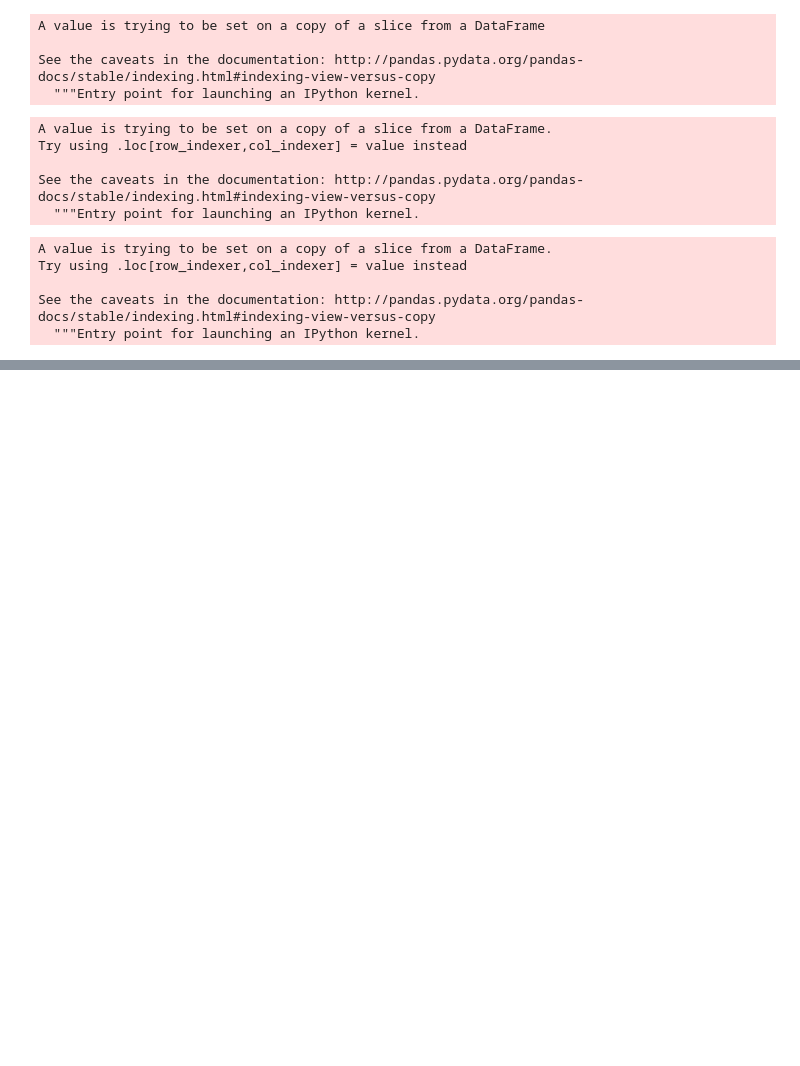
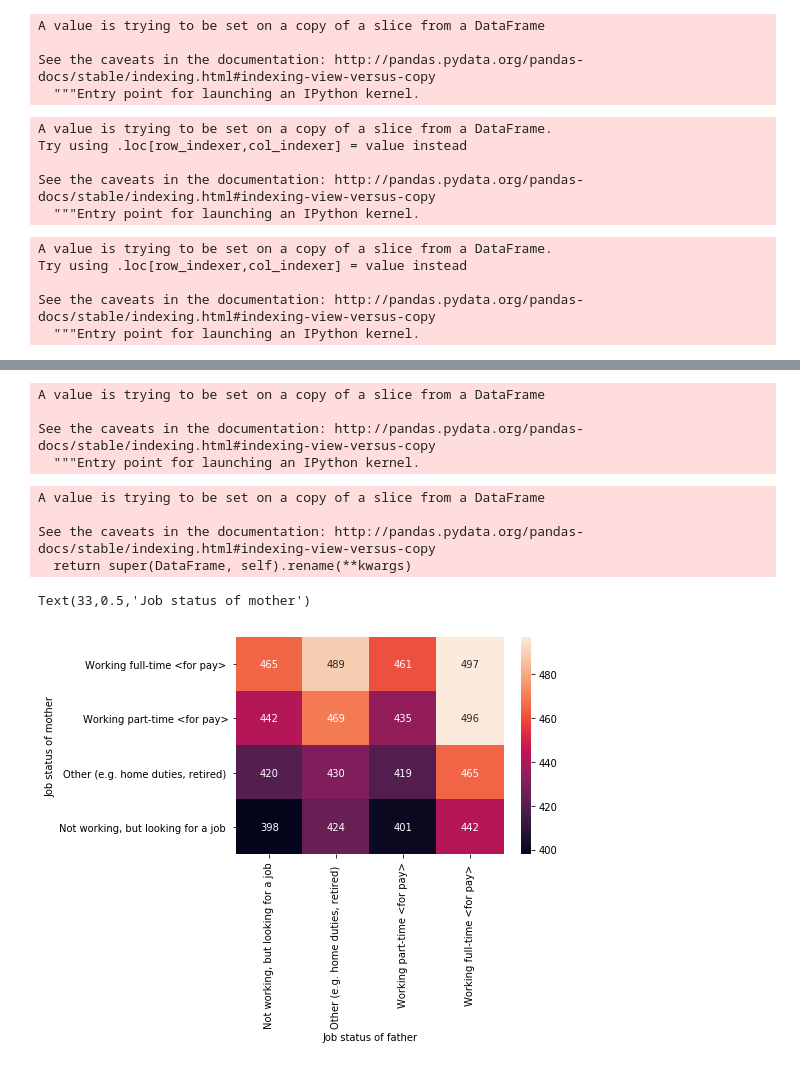
Before and after one commit to jgu1989/UdacityDataAnalystNanodegree, a Jupyter notebook: 5_Communicate_Data_Findings/pisa.ipynb, the cells around one changed output, grey strips where cells are left out. Drawn from its saved outputs; the diff is of its cells as text; code cells hidden in the pictures; blank space fills up the shorter version.

```diff
--- a/5_Communicate_Data_Findings/pisa.ipynb
+++ b/5_Communicate_Data_Findings/pisa.ipynb
@@ -353,0 +384,32 @@ See the caveats in the documentation: http://pandas.pydata.org/pandas-docs/stabl
+# %%
+df_job.dropna(inplace=True)
+# %% [output]
+A value is trying to be set on a copy of a slice from a DataFrame
+
+See the caveats in the documentation: http://pandas.pydata.org/pandas-docs/stable/indexing.html#indexing-view-versus-copy
+  """Entry point for launching an IPython kernel.
+# %%
+df_job.rename(columns={'ST15Q01':'M','ST19Q01':'F'},inplace=True)
+# %% [output]
+A value is trying to be set on a copy of a slice from a DataFrame
+
+See the caveats in the documentation: http://pandas.pydata.org/pandas-docs/stable/indexing.html#indexing-view-versus-copy
+  return super(DataFrame, self).rename(**kwargs)
+# %%
+df_job_mean = df_job.groupby(['M','F'])['PV1MATH'].mean()
+df_job_mean = df_job_mean.reset_index()
+df_job_mean = df_job_mean.pivot(index = 'M', columns = 'F', values = 'PV1MATH')
+# %%
+df_job_mean = df_job_mean.reindex(index = ['Working full-time <for pay> ','Working part-time <for pay>',
+                                           'Other (e.g. home duties, retired) ', 'Not working, but looking for a job '
+                           ])
+# %%
+df_job_mean = df_job_mean[['Not working, but looking for a job','Other (e.g. home duties, retired) ',
+                          'Working part-time <for pay>', 'Working full-time <for pay> ' ]]
+# %%
+sns.heatmap(data = df_job_mean, annot=True, fmt=".0f")
+plt.xlabel('Job status of father')
+plt.ylabel('Job status of mother')
+# %% [output]
+Text(33,0.5,'Job status of mother')
+[figure, added]
```
Also changed, not shown: parts of 15 cells of this notebook.
